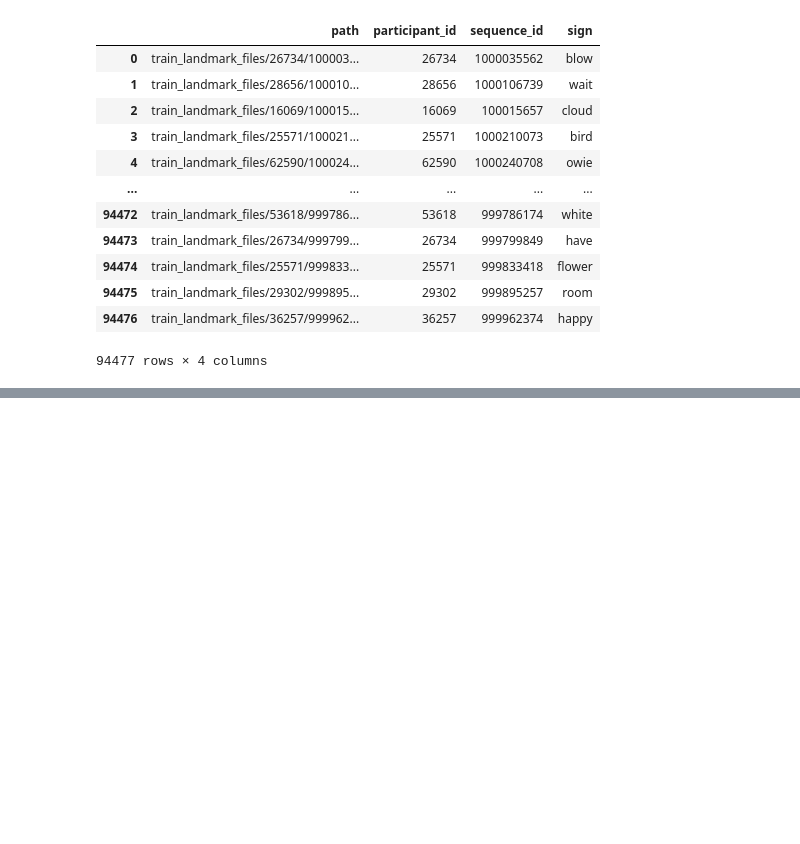
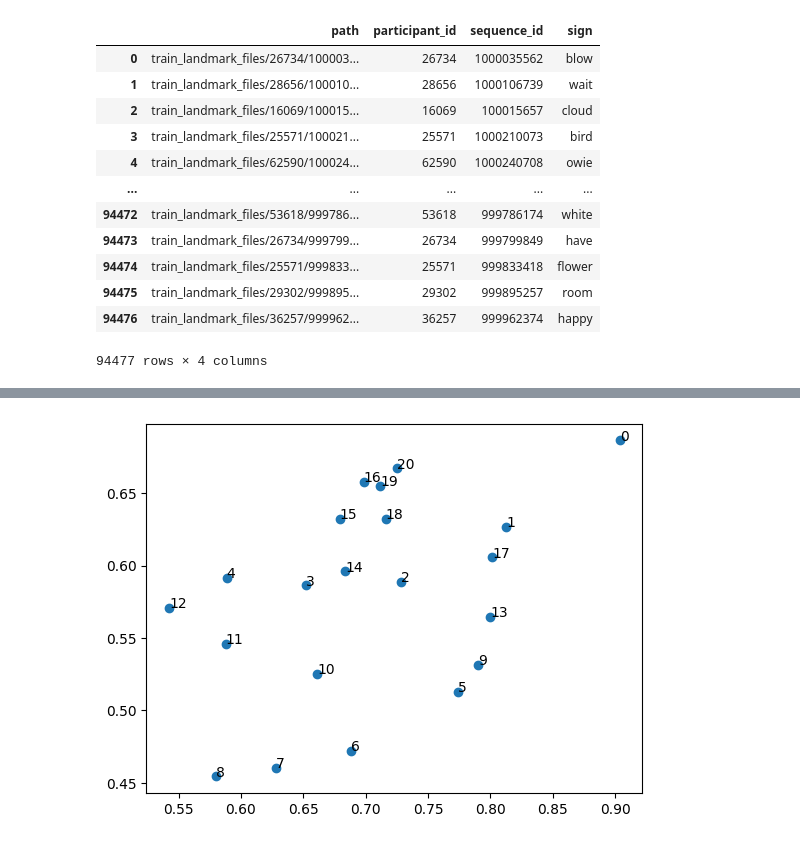
Before and after one commit to MeowchineLearning/popsign-meow, a Jupyter notebook: notebooks/GettingStarted.ipynb, the cells around one changed output, grey strips where cells are left out. Saved outputs shown, nothing was run; the diff lists cells and outputs as text; code cells hidden in the pictures; blank space fills up the shorter version.

```diff
--- a/notebooks/GettingStarted.ipynb
+++ b/notebooks/GettingStarted.ipynb
@@ -66,3 +69,6 @@ signs
 | 94475 | train_landmark_files/29302/999895... | 29302 | 999895257 | room |
 | 94476 | train_landmark_files/36257/999962... | 36257 | 999962374 | happy |
 94477 rows × 4 columns
+# %%
+landmark_test = landmarks_datasets['16069/100015657']()
+landmark_test.drop(['z'], axis=1, inplace=True)
@@ -68,0 +90,5 @@ signs
+# %%
+test_hand = landmark_test.loc[landmark_test.type.isin(['left_hand', 'right_hand'])].copy()
+# %%
+test_hand.dropna(inplace=True)
+test_hand
@@ -68,0 +112,8 @@ signs
+# %%
+plot_test = test_hand.loc[test_hand.row_id.str.contains('103-left_hand')]
+# %%
+plt.scatter(plot_test.x, plot_test.y)
+for i, txt in enumerate(plot_test.landmark_index):
+    plt.annotate(txt, (plot_test.x.iloc[i], plot_test.y.iloc[i]))
+# %% [output]
+[figure, added]
```
Also changed, not shown: parts of 20 cells of this notebook, 3 other files.
